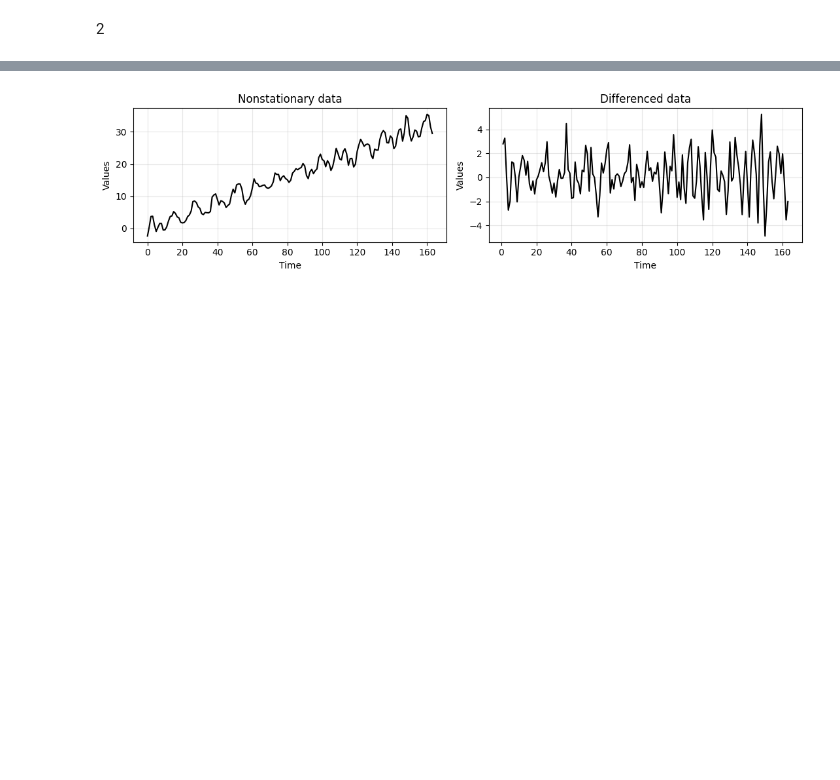
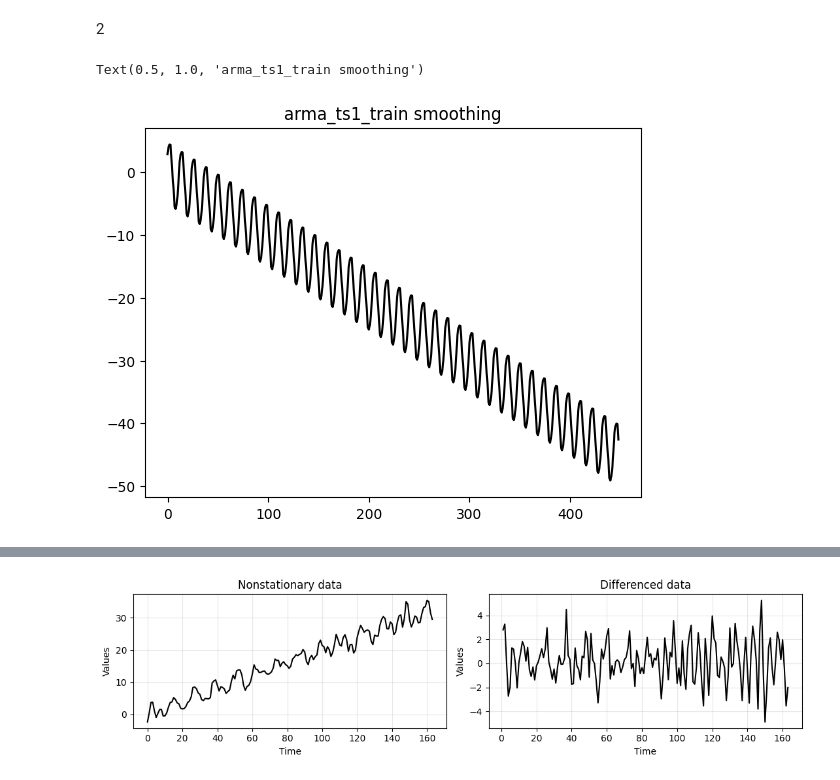
Before and after one commit to QS1lE/ml_time.series.2, a Jupyter notebook: practice 4/4 ar_ma.ipynb, the cells around one changed output, grey strips where cells are left out. Drawn from its saved outputs; the diff is of its cells as text; code cells hidden in the pictures; blank space fills up the shorter version.

```diff
--- a/practice 4/4 ar_ma.ipynb
+++ b/practice 4/4 ar_ma.ipynb
@@ -972,3 +972,14 @@ arma_ts1_test = arma_ts1[-30:]
 arma_ts2_test = arma_ts2[-100:]
 # %% [markdown]
 2
+# %%
+stat_arma_1 = ExponentialSmoothing(arma_ts1_train, trend='add',
+                           seasonal='add', seasonal_periods=period1).fit(smoothing_level=None)
+
+trend_and_seasonality_ar_1 = stat_arma_1.fittedvalues
+
+plt.plot(trend_and_seasonality_ar_1, 'k')
+plt.title('arma_ts1_train smoothing')
+# %% [output]
+Text(0.5, 1.0, 'arma_ts1_train smoothing')
+[figure, added]
```
Also changed, not shown: parts of 10 cells of this notebook.
